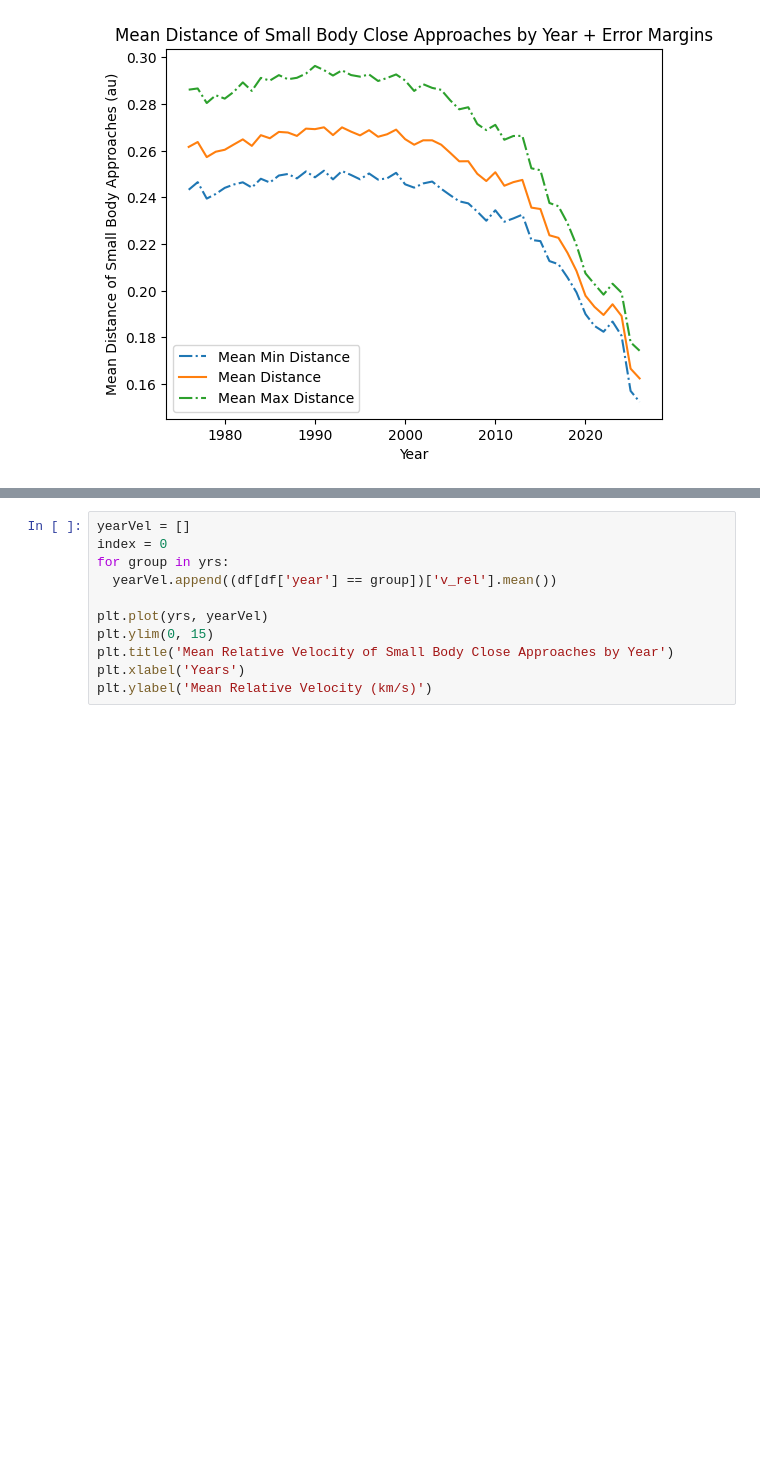
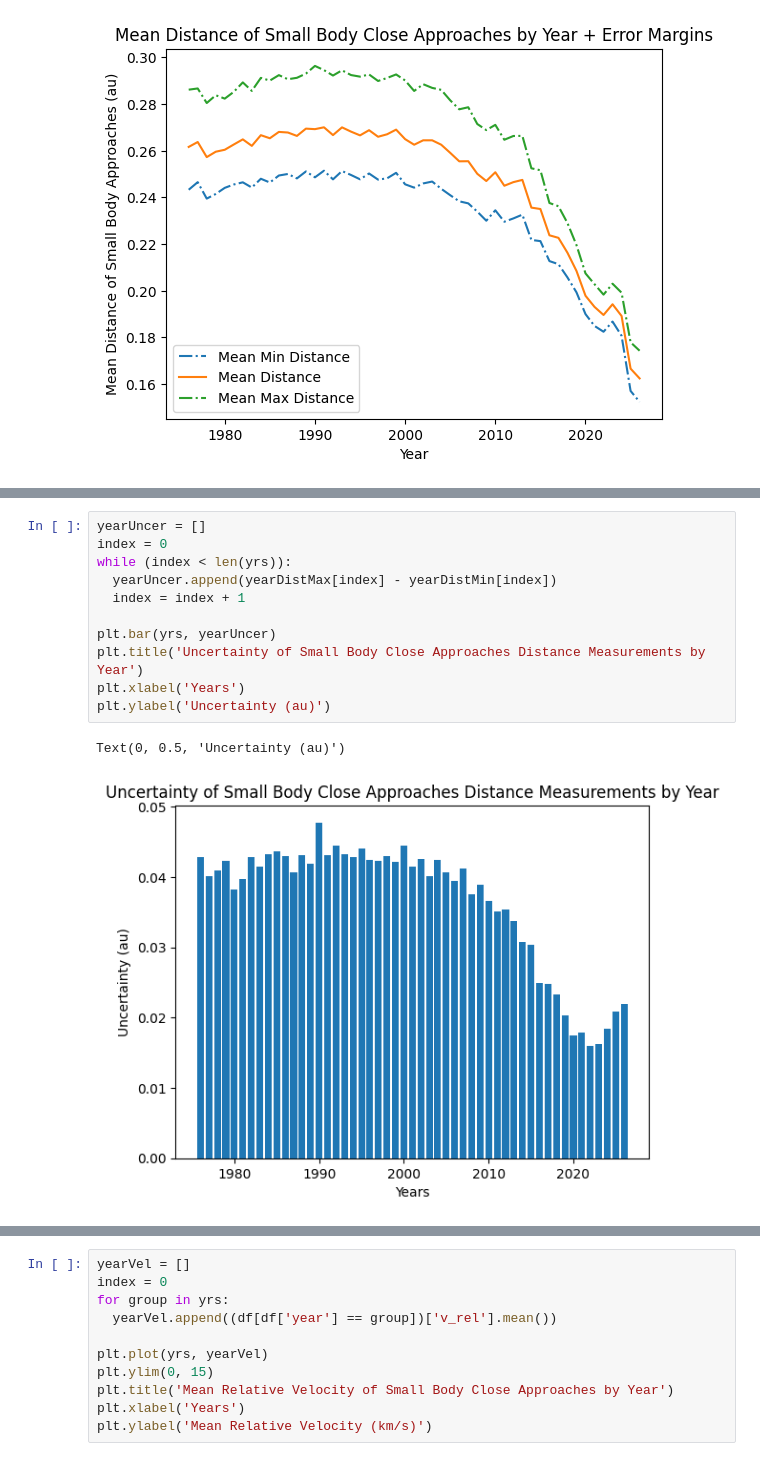
Before and after one commit to benteMarij/DSRP-Small-Body-Close-Approaches-BMdZ, a Jupyter notebook: BMdZ_DSRP_Colab_Small_Body_Close_Approaches.ipynb, the cells around one changed output, grey strips where cells are left out. Drawn from its saved outputs; the diff is of its cells as text; blank space fills up the shorter version.

```diff
--- a/BMdZ_DSRP_Colab_Small_Body_Close_Approaches.ipynb
+++ b/BMdZ_DSRP_Colab_Small_Body_Close_Approaches.ipynb
@@ -277 +286,15 @@ Text(0, 0.5, 'Mean Distance of Small Body Approaches (au)')
+# %%
+yearUncer = []
+index = 0
+while (index < len(yrs)):
+  yearUncer.append(yearDistMax[index] - yearDistMin[index])
+  index = index + 1
+
+plt.bar(yrs, yearUncer)
+plt.title('Uncertainty of Small Body Close Approaches Distance Measurements by Year')
+plt.xlabel('Years')
+plt.ylabel('Uncertainty (au)')
+# %% [output]
+Text(0, 0.5, 'Uncertainty (au)')
+[figure, added]
 # %% [markdown]
```
Also changed, not shown: parts of 2 cells of this notebook.
